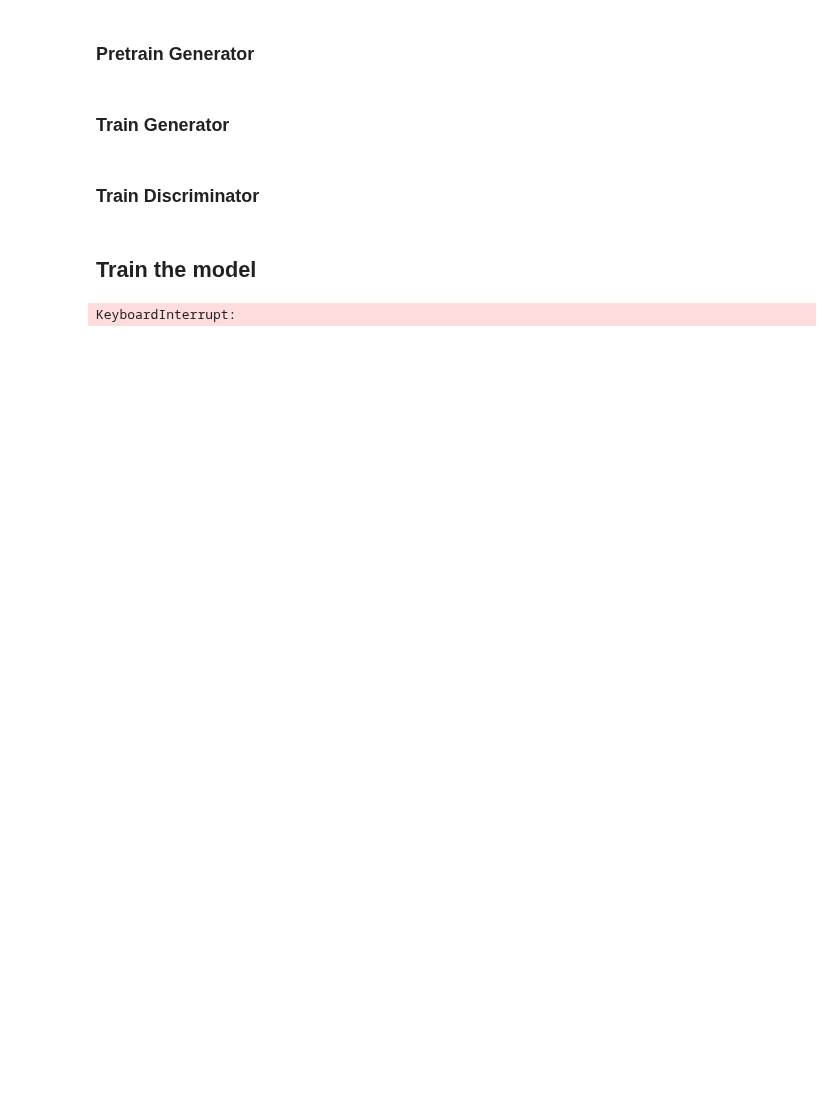
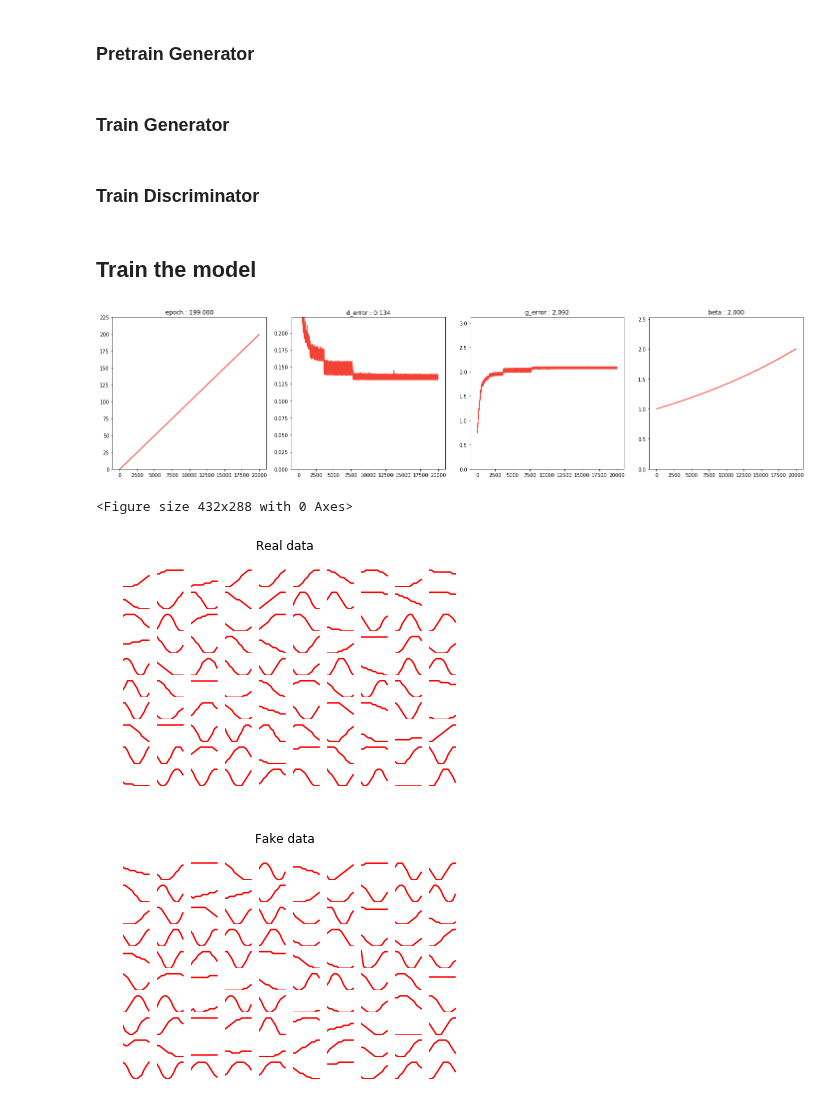
Before and after one commit to mhattingpete/GenerativeAdversarialNetworks, a Jupyter notebook: RelRNNGAN-Gumbel.ipynb, the cells around one changed output. Drawn from its saved outputs; the diff is of its cells as text; code cells hidden in the pictures; blank space fills up the shorter version.

Commit message:
added trained model

```diff
--- a/RelRNNGAN-Gumbel.ipynb
+++ b/RelRNNGAN-Gumbel.ipynb
@@ -36,13 +36,15 @@ cpu
 # %% [markdown]
 ## Dataset loading
 # %%
-batch_size = 64
 num_steps = 12
 dataset_size = 10000
+batch_size = 100
 num_classes = 10
 
-data_loader = DataLoader(Sinusoids(num_steps,virtual_size=dataset_size,quantization=num_classes),batch_size=batch_size,shuffle=True)
-valid_data_loader = DataLoader(Sinusoids(num_steps,virtual_size=dataset_size,quantization=num_classes),batch_size=batch_size,shuffle=True)
+data_loader = DataLoader(Sinusoids(num_steps,virtual_size=dataset_size,quantization=num_classes),
+                         batch_size=batch_size,shuffle=True,num_workers=4,drop_last=True)
+valid_data_loader = DataLoader(Sinusoids(num_steps,virtual_size=dataset_size,quantization=num_classes),
+                               batch_size=batch_size,shuffle=True,num_workers=4,drop_last=True)
 # %% [markdown]
 ## Training setup
 # %%
@@ -155,8 +182,15 @@ def train_discriminator(real_data_onehot,fake_data,optimizer):
     c_x_r_mean = torch.mean(c_x_r,dim=0)
     c_x_f_mean = torch.mean(c_x_f,dim=0)
 
-    loss_real = loss_fun(c_x_r-c_x_f_mean,true_target(N,device))
-    loss_fake = loss_fun(c_x_f-c_x_r_mean,fake_target(N,device))
+    #loss_real = loss_fun(c_x_r-c_x_f_mean,true_target(N,device))
+    #loss_fake = loss_fun(c_x_f-c_x_r_mean,fake_target(N,device))
+    losses_real = []
+    losses_fake = []
+    for i in range(c_x_r.size(1)):
+        losses_real.append(loss_fun(c_x_r[:,i,:]-c_x_f_mean[i,:],true_target(N,device)))
+        losses_fake.append(loss_fun(c_x_f[:,i,:]-c_x_r_mean[i,:],fake_target(N,device)))
+    loss_real = torch.stack(losses_real).mean()
+    loss_fake = torch.stack(losses_fake).mean()
 
     loss = (loss_real + loss_fake)/2.0
     loss.backward()
@@ -168,7 +202,7 @@ def train_discriminator(real_data_onehot,fake_data,optimizer):
 ## Train the model
 # %%
 gen_steps = 1
-gen_train_freq = 1
+gen_train_freq = 5
 max_temperature = torch.FloatTensor([2]).to(device)
 pretrain_temperature = torch.FloatTensor([1]).to(device)
 
@@ -183,6 +217,7 @@ g_error = 0
 
 # pretrain generator
 for ep in range(epochs_pretrain):
+    memory = generator.initMemory(batch_size).to(device)
     batch_error = []
     for n_batch,real_batch in enumerate(data_loader):
         N = real_batch.size(0)
@@ -210,7 +245,9 @@ for ep in range(epochs_pretrain):
     g_lr_scheduler.step(torch.stack(batch_error).mean())
     if ep % 10 == 0:
         generator.eval()
-        test_samples,memory = generator(z=test_noise,num_steps=num_steps,temperature=pretrain_temperature,memory=memory)
+        memory_val = generator.initMemory(batch_size).to(device)
+        test_samples,memory_val = generator(z=test_noise,num_steps=num_steps,temperature=pretrain_temperature,
+                                            memory=memory_val)
         test_samples_vals = torch.argmax(test_samples,dim=2)
         plotSamples(test_samples_vals,xu=num_steps,yu=vocab_size,title="Fake data")
         plt.show()
@@ -218,7 +255,9 @@ for ep in range(epochs_pretrain):
 # train adverserially
 try:
     while epoch < num_epochs:
+        batch_error = []
         temperature = max_temperature**((epoch+1)/num_epochs)
+        memory = generator.initMemory(batch_size).to(device)
         for n_batch,real_batch in enumerate(data_loader):
             N = real_batch.size(0)
             # 1. Train Discriminator
@@ -233,7 +272,8 @@ try:
             noise_tensor = sample_noise(N,noise_size,device)
             with torch.no_grad():
                 fake_data,memory = generator(z=noise_tensor,num_steps=num_steps,
-                                             temperature=temperature,memory=memory).detach()
+                                             temperature=temperature,memory=memory)
+                fake_data = fake_data.detach()
             # Train D
             d_error = train_discriminator(real_data_onehot,fake_data,d_optimizer)
 
@@ -243,36 +283,42 @@ try:
                     # Generate fake data
                     fake_data,memory = generator(z=sample_noise(N,noise_size,device),num_steps=num_steps,
                                                  temperature=temperature,memory=memory)
                     # Train G
                     g_error = train_generator(real_data_onehot,fake_data,g_optimizer)
-                    g_error = g_error.item()
 
             # Log batch error and delete tensors
-            dis.update(global_step,'train',{"epoch":epoch,"d_error":d_error.item(),"g_error":g_error,
+            dis.update(global_step,'train',{"epoch":epoch,"d_error":d_error.item(),"g_error":g_error.item(),
                                             "beta":temperature.item()})
+            batch_error.append(g_error)
             global_step += 1
             del fake_data
             del noise_tensor
 
             # Display Progress every few batches
             if global_step % 50 == 0:
-                test_samples,memory = generator(z=test_noise,num_steps=num_steps,temperature=temperature,memory=memory)
+                memory_val = generator.initMemory(batch_size).to(device)
+                test_samples,memory_val = generator(z=test_noise,num_steps=num_steps,temperature=temperature,
+                                                    memory=memory_val)
                 test_samples_vals = torch.argmax(test_samples,dim=2)
                 dis.display(scale=True)
                 plotSamples(real_data,xu=num_steps,yu=num_classes,title="Real data")
                 plotSamples(test_samples_vals,xu=num_steps,yu=num_classes,title="Fake data")
                 if epoch % 50 == 0:
                     plt.savefig("Figures/RaSGAN-Rel-RNN-ToyData-Epoch="+str(epoch)+".png")
                 plt.show()
             del real_data
+        g_lr_scheduler.step(torch.stack(batch_error).mean())
         epoch += 1
 except:
-    test_samples,memory = generator(z=test_noise,num_steps=num_steps,temperature=temperature,memory=memory)
+    memory_val = generator.initMemory(batch_size).to(device)
+    test_samples,memory_val = generator(z=test_noise,num_steps=num_steps,temperature=temperature,memory=memory_val)
     test_samples_vals = torch.argmax(test_samples,dim=2)
     dis.display(scale=True)
-    plotSamples(real_data,xu=num_steps,yu=num_classes,title="Real data")
     plotSamples(test_samples_vals,xu=num_steps,yu=num_classes,title="Fake data")
     plt.savefig("Figures/RaSGAN-Rel-RNN-ToyData.png")
     plt.show()
 # %% [output]
+[figure, added]
-KeyboardInterrupt:
+<Figure size 432x288 with 0 Axes>
+[figure, added]
+[figure, added]
```
Also changed, not shown: parts of 3 cells of this notebook, 3 other files.
